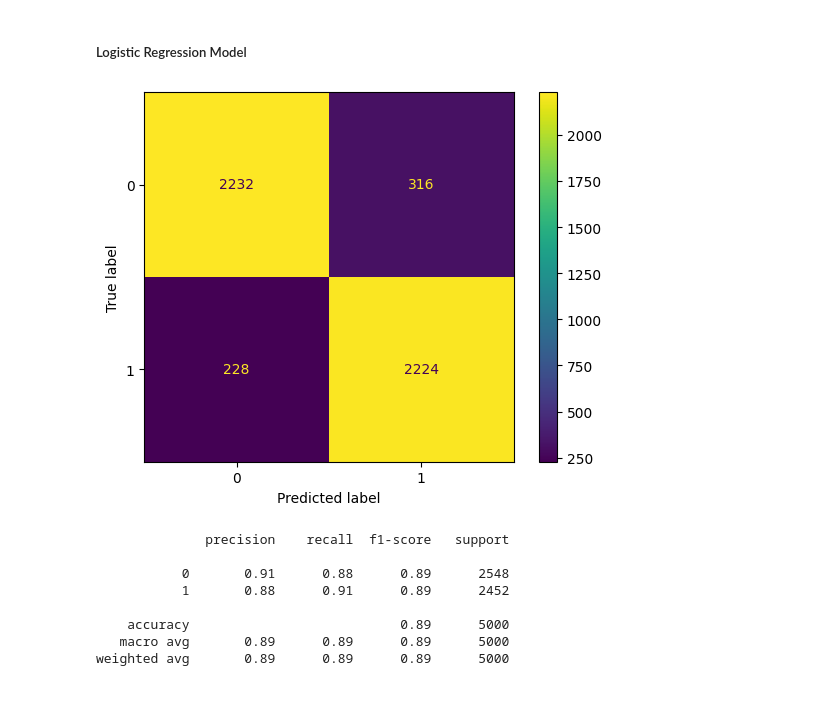
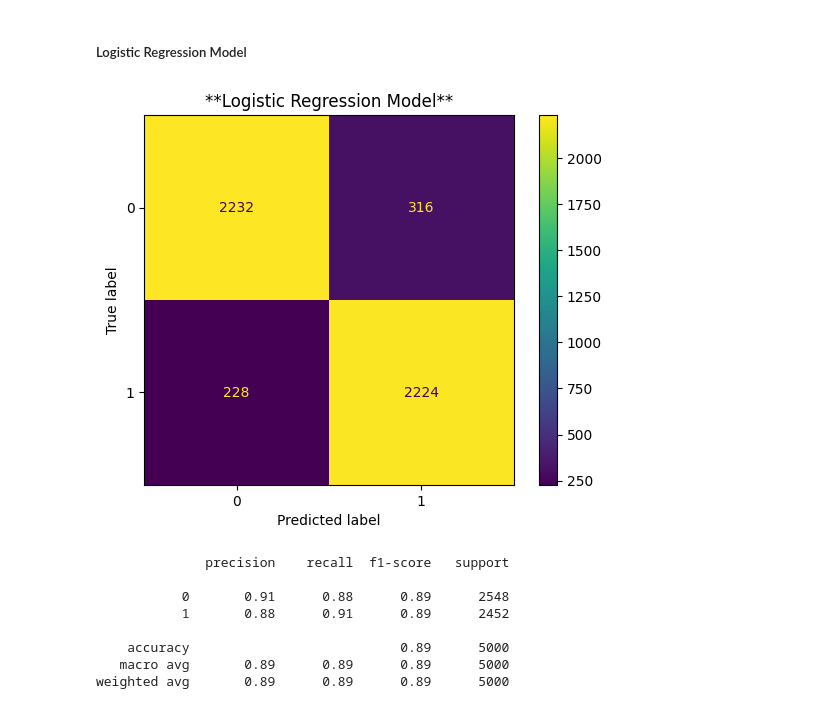
Before and after one commit to ryslipe/sentiment_analysis, a Jupyter notebook: notebook/bag_of_words.ipynb, the cells around one changed output. Saved outputs shown, nothing was run; the diff lists cells and outputs as text; code cells hidden in the pictures.

```diff
--- a/notebook/bag_of_words.ipynb
+++ b/notebook/bag_of_words.ipynb
@@ -790,17 +796,19 @@ reports
 # %%
 from sklearn.linear_model import LogisticRegression
 
 # create a logistic regression object
 log_reg = LogisticRegression()
 # fit the model to new splits
 model_log_reg = log_reg.fit(X_train_digits, y_train)
 # make predictions
 predicted_log_reg = model_log_reg.predict(X_test_digits)
 # confusion matrix
-ConfusionMatrixDisplay.from_estimator(model_log_reg, X_test_digits, y_test)
+fig, ax = plt.subplots()
+ConfusionMatrixDisplay.from_estimator(model_log_reg, X_test_digits, y_test, ax=ax)
+ax.set_title('**Logistic Regression Model**')
 plt.show()
 # %% [output]
-[figure, old version]
+[figure, new version]
 # %%
 # classification report
 print(classification_report(y_test, predicted_log_reg))
```
Also changed, not shown: parts of 6 cells of this notebook, 13 other files.
